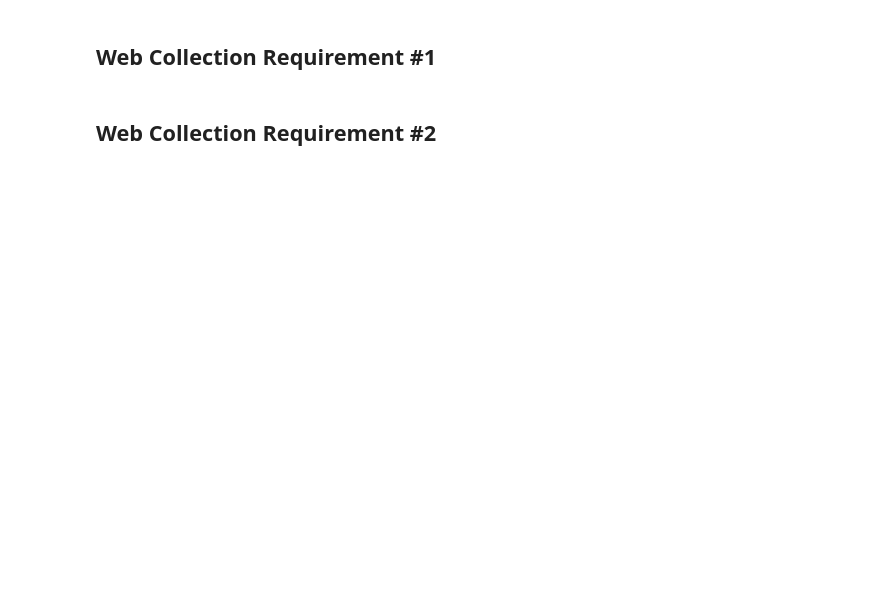
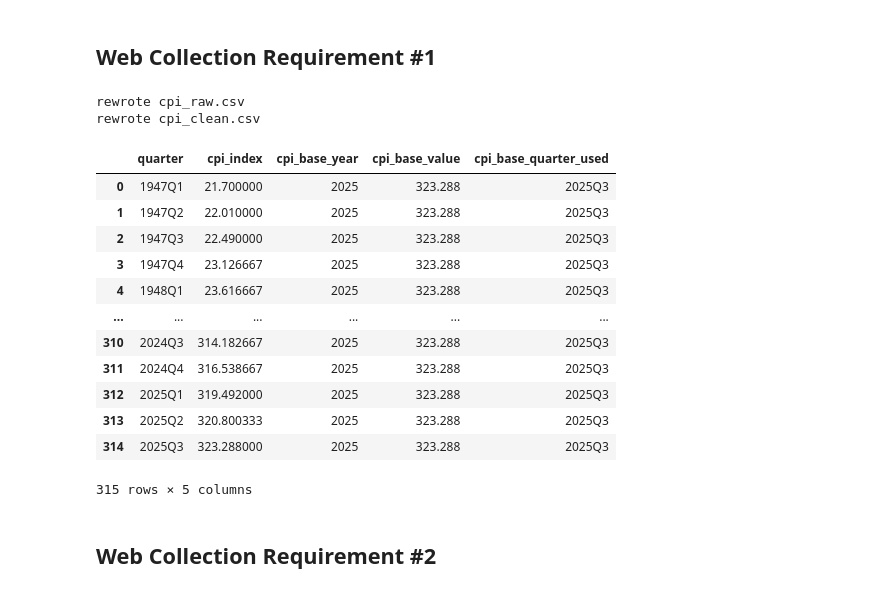
Before and after one commit to Joconnell04/airfare-oil-baggage-analysis, a Jupyter notebook: Final Project Phase II.ipynb, the cells around one changed output. Saved outputs shown, nothing was run; the diff lists cells and outputs as text; code cells hidden in the pictures; blank space fills up the shorter version.

```diff
--- a/Final Project Phase II.ipynb
+++ b/Final Project Phase II.ipynb
@@ -61,2 +226,74 @@ web_parser1()
+# %%
+# Note: Pylance errors because the skeleton template puts the helper functions below this block, so make sure to run those before this.
+
+# HTML notes: th holds date, td holds value
+def get_quarterly_cpi(raw_path=raw_cpi_export_path,clean_path=clean_cpi_export_path,data_url=CPI_URL,base_year=2025,silence=False):
+    html = requests.get(data_url).text
+    soup = bs4(html, "html.parser")
+    table = soup.find("table", id="data-table-observations")
+    if not table: # for debugging
+        raise ValueError("CPI table not found; check HTML structure")
+
+    rows = []
+    tbody = table.find("tbody")
+    for tr in tbody.find_all("tr"):
+        th = tr.find("th")
+        tds = tr.find_all("td")
+        if not th or not tds:
+            continue # skip irrelavant elements
+        rows.append((th.get_text().strip(), tds[0].get_text().strip()))
+
+    cpi = pd.DataFrame(rows, columns=["date","value"])
+    cpi["date"]  = pd.to_datetime(cpi["date"])
+    cpi["value"] = pd.to_numeric(cpi["value"])
+    cpi = cpi.dropna().sort_values("date").reset_index(drop=True) # dropna not really needed but I figured it would make it semi future proof
+
+    if silence != False:
+        save_csv(cpi,raw_path,silence=silence) # store raw data w/ no "Rewrote..." message for nesting in another function
+    else:
+        save_csv(cpi, raw_path) # store raw data with explicit rewrite message (default silence=False)
+
+    cpi["qstart"] = cpi["date"].dt.to_period("Q").dt.start_time
+    cpi_q = (cpi.groupby("qstart",as_index=False)["value"]
+               .mean()
+               .rename(columns={"qstart":"quarter_start_date","value":"cpi_index"}))
+    cpi_q["quarter"] = cpi_q["quarter_start_date"].apply(to_quarter_label)
+
+    q = cpi_q["quarter"].astype(str)
+    m = q.str.startswith(str(base_year))
+    base = cpi_q[m].iloc[-1] if m.any() else cpi_q.iloc[-1]
+
+    # using .copy() to start clean, not technically needed though. Also good for splitting nom vs real $.
+    out = cpi_q[["quarter","cpi_index"]].copy()
+    out["cpi_base_year"] = base_year
+    out["cpi_base_value"] = float(base["cpi_index"])
+    out["cpi_base_quarter_used"] = str(base["quarter"])
+
+    if silence != False:
+        save_csv(out, clean_path,silence=silence) # store raw data w/ no "Rewrote..." message for nesting in another function
+    else:
+        save_csv(out, clean_path) # store clean data
+
+    return out
+
+
+############ Function Call ############
+get_quarterly_cpi()
+# %% [output]
+rewrote cpi_raw.csv
+rewrote cpi_clean.csv
+|  | quarter | cpi_index | cpi_base_year | cpi_base_value | cpi_base_quarter_used |
+| 0 | 1947Q1 | 21.700000 | 2025 | 323.288 | 2025Q3 |
+| 1 | 1947Q2 | 22.010000 | 2025 | 323.288 | 2025Q3 |
+| 2 | 1947Q3 | 22.490000 | 2025 | 323.288 | 2025Q3 |
+| 3 | 1947Q4 | 23.126667 | 2025 | 323.288 | 2025Q3 |
+| 4 | 1948Q1 | 23.616667 | 2025 | 323.288 | 2025Q3 |
+| ... | ... | ... | ... | ... | ... |
+| 310 | 2024Q3 | 314.182667 | 2025 | 323.288 | 2025Q3 |
+| 311 | 2024Q4 | 316.538667 | 2025 | 323.288 | 2025Q3 |
+| 312 | 2025Q1 | 319.492000 | 2025 | 323.288 | 2025Q3 |
+| 313 | 2025Q2 | 320.800333 | 2025 | 323.288 | 2025Q3 |
+| 314 | 2025Q3 | 323.288000 | 2025 | 323.288 | 2025Q3 |
+315 rows × 5 columns
 # %% [markdown]
 ## Web Collection Requirement \#2
```
Also changed, not shown: parts of 16 cells of this notebook, 6 other files.
